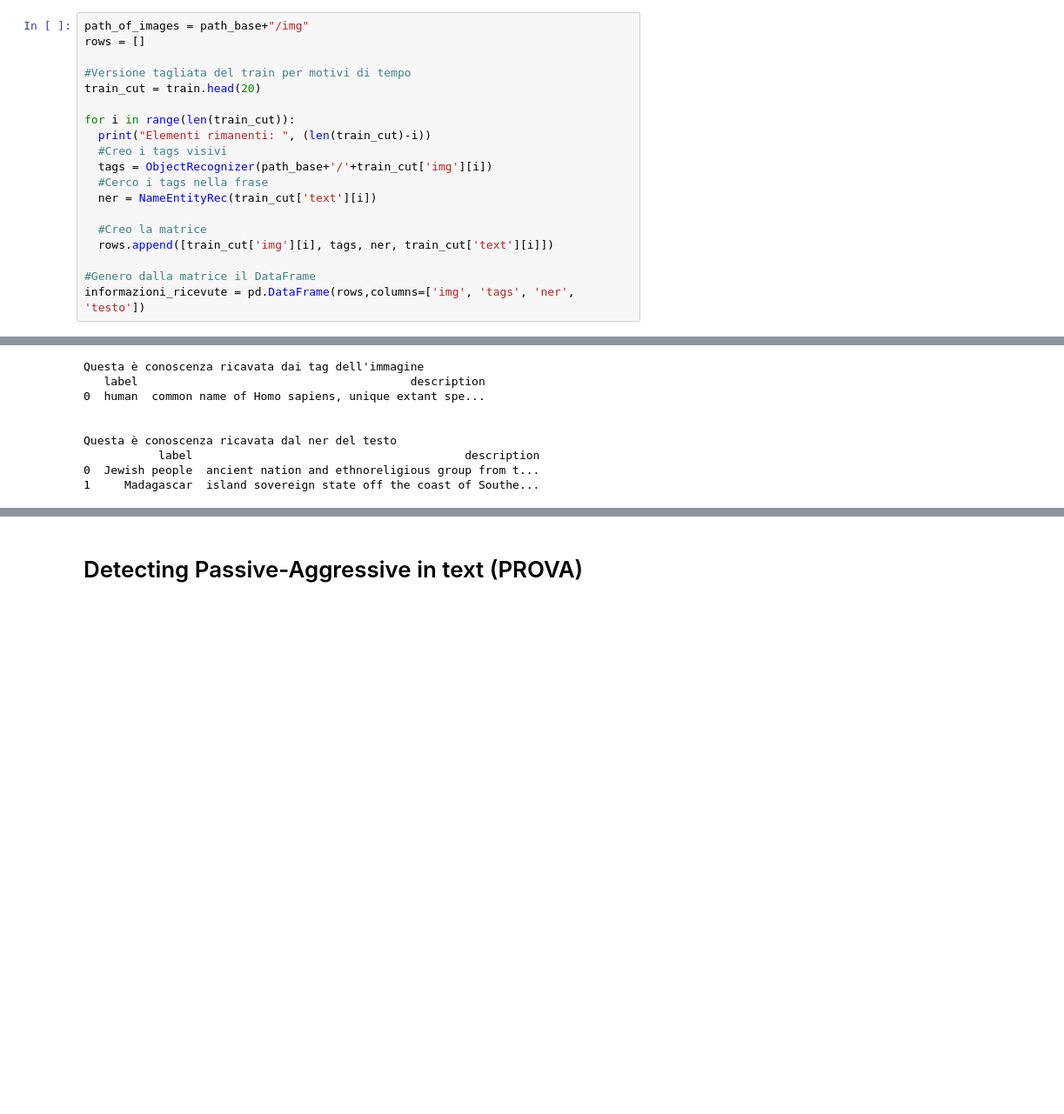
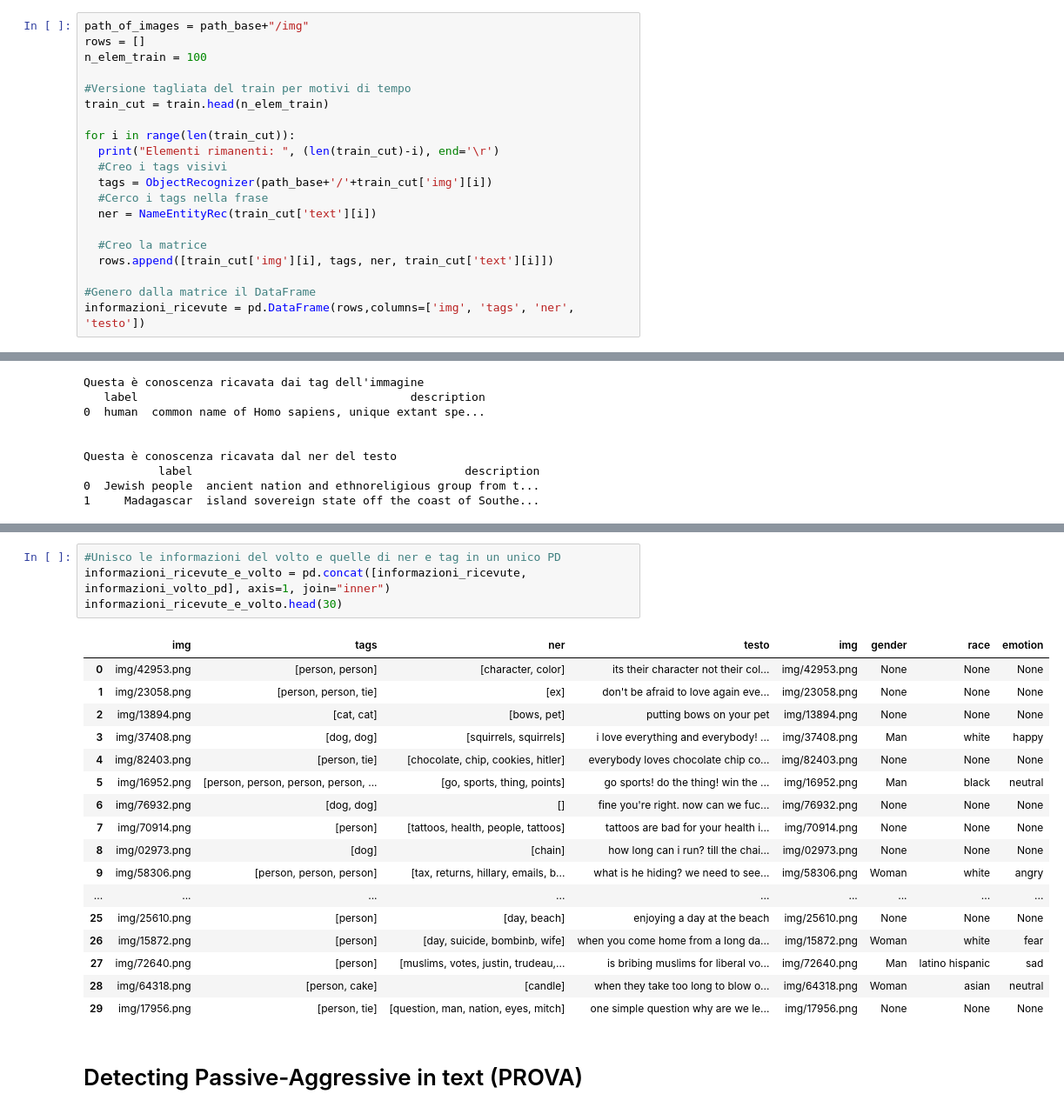
Before and after one commit to umbylyno/KERMIT, a Jupyter notebook: Meme_recognition.ipynb, the cells around one changed output, grey strips where cells are left out. Shown: that part at 87% size. Drawn from its saved outputs; the diff is of its cells as text; blank space fills up the shorter version.

```diff
--- a/Meme_recognition.ipynb
+++ b/Meme_recognition.ipynb
@@ -134,12 +134,13 @@ def ObjectRecognizer(path_img):
 # %%
 path_of_images = path_base+"/img"
 rows = []
+n_elem_train = 100
 
 #Versione tagliata del train per motivi di tempo
-train_cut = train.head(20)
+train_cut = train.head(n_elem_train)
 
 for i in range(len(train_cut)):
-  print("Elementi rimanenti: ", (len(train_cut)-i))
+  print("Elementi rimanenti: ", (len(train_cut)-i), end='\r')
   #Creo i tags visivi
   tags = ObjectRecognizer(path_base+'/'+train_cut['img'][i])
   #Cerco i tags nella frase
@@ -274,3 +303,25 @@ Questa è conoscenza ricavata dal ner del testo
+# %%
+#Unisco le informazioni del volto e quelle di ner e tag in un unico PD
+informazioni_ricevute_e_volto = pd.concat([informazioni_ricevute, informazioni_volto_pd], axis=1, join="inner")
+informazioni_ricevute_e_volto.head(30)
+# %% [output]
+|  | img | tags | ner | testo | img | gender | race | emotion |
+| 0 | img/42953.png | [person, person] | [character, color] | its their character not their col... | img/42953.png | None | None | None |
+| 1 | img/23058.png | [person, person, tie] | [ex] | don't be afraid to love again eve... | img/23058.png | None | None | None |
+| 2 | img/13894.png | [cat, cat] | [bows, pet] | putting bows on your pet | img/13894.png | None | None | None |
+| 3 | img/37408.png | [dog, dog] | [squirrels, squirrels] | i love everything and everybody! ... | img/37408.png | Man | white | happy |
+| 4 | img/82403.png | [person, tie] | [chocolate, chip, cookies, hitler] | everybody loves chocolate chip co... | img/82403.png | None | None | None |
+| 5 | img/16952.png | [person, person, person, person, ... | [go, sports, thing, points] | go sports! do the thing! win the ... | img/16952.png | Man | black | neutral |
+| 6 | img/76932.png | [dog, dog] | [] | fine you're right. now can we fuc... | img/76932.png | None | None | None |
+| 7 | img/70914.png | [person] | [tattoos, health, people, tattoos] | tattoos are bad for your health i... | img/70914.png | None | None | None |
+| 8 | img/02973.png | [dog] | [chain] | how long can i run? till the chai... | img/02973.png | None | None | None |
+| 9 | img/58306.png | [person, person, person] | [tax, returns, hillary, emails, b... | what is he hiding? we need to see... | img/58306.png | Woman | white | angry |
+| ... | ... | ... | ... | ... | ... | ... | ... | ... |
+| 25 | img/25610.png | [person] | [day, beach] | enjoying a day at the beach | img/25610.png | None | None | None |
+| 26 | img/15872.png | [person] | [day, suicide, bombinb, wife] | when you come home from a long da... | img/15872.png | Woman | white | fear |
+| 27 | img/72640.png | [person] | [muslims, votes, justin, trudeau,... | is bribing muslims for liberal vo... | img/72640.png | Man | latino hispanic | sad |
+| 28 | img/64318.png | [person, cake] | [candle] | when they take too long to blow o... | img/64318.png | Woman | asian | neutral |
+| 29 | img/17956.png | [person, tie] | [question, man, nation, eyes, mitch] | one simple question why are we le... | img/17956.png | None | None | None |
 # %% [markdown]
 # Detecting Passive-Aggressive in text (PROVA)
 # %%
```
Also changed, not shown: parts of 12 cells of this notebook.
